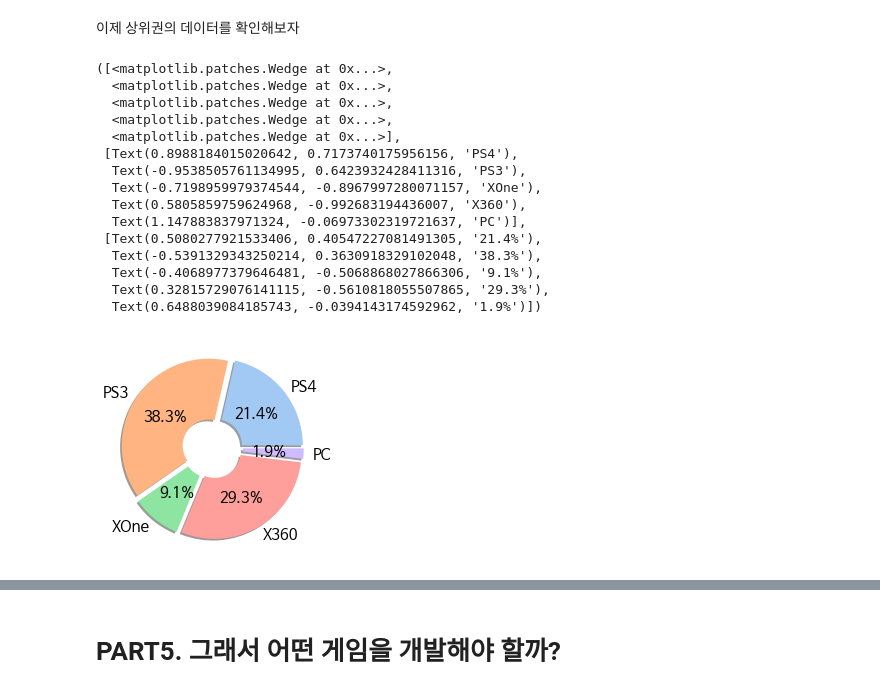
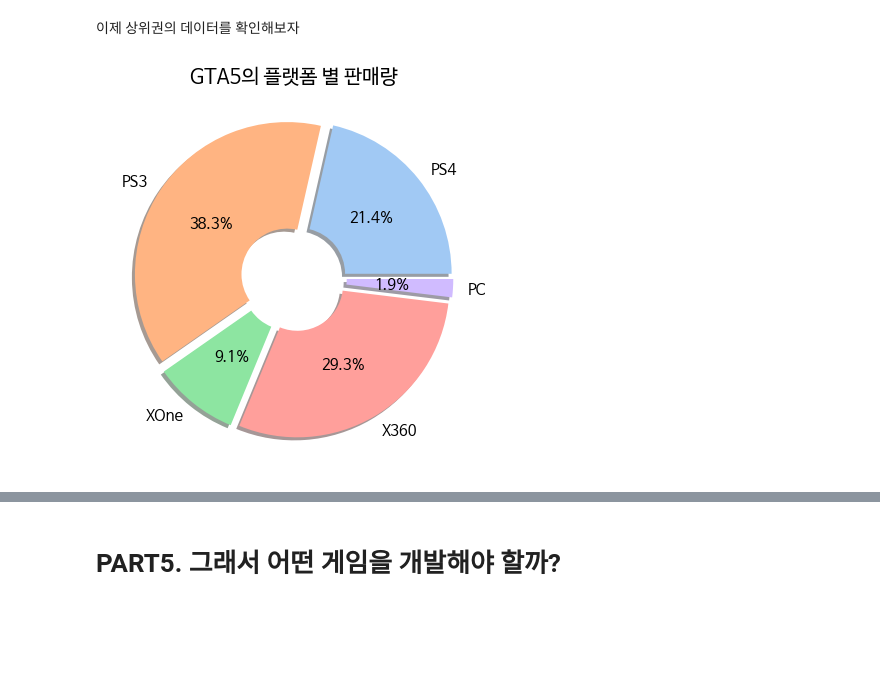
Before and after one commit to okok7272/CodeStatesProject, a Jupyter notebook: Section1/Project1_game_trends.ipynb, the cells around one changed output, grey strips where cells are left out. Drawn from its saved outputs; the diff is of its cells as text; code cells hidden in the pictures; blank space fills up the shorter version.

```diff
--- a/Section1/Project1_game_trends.ipynb
+++ b/Section1/Project1_game_trends.ipynb
@@ -1111,24 +1113,14 @@ Name: NA_Sales, dtype: float64
 # %%
 gta_cond = (game_all.Name =='Grand Theft Auto V')
 gta_data = game_all[gta_cond]
 gta_data
 explode=[0.05, 0.05, 0.05, 0.05, 0.05]
+plt.figure(figsize=(7,7))
+plt.rc('font', family='NanumBarunGothic')
+plt.title("GTA5의 플랫폼 별 판매량",fontsize=20)
+
 wedgeprops={'width': 0.7, 'edgecolor': 'w', 'linewidth': 0}
 plt.pie(gta_data.All_Sales, labels=gta_data.Platform,explode=explode,autopct='%.1f%%',shadow=True,wedgeprops=wedgeprops,textprops={'size':15})
+plt.show()
 # %% [output]
-([<matplotlib.patches.Wedge at 0x...>,
-  <matplotlib.patches.Wedge at 0x...>,
-  <matplotlib.patches.Wedge at 0x...>,
-  <matplotlib.patches.Wedge at 0x...>,
-  <matplotlib.patches.Wedge at 0x...>],
- [Text(0.8988184015020642, 0.7173740175956156, 'PS4'),
-  Text(-0.9538505761134995, 0.6423932428411316, 'PS3'),
-  Text(-0.7198959979374544, -0.8967997280071157, 'XOne'),
-  Text(0.5805859759624968, -0.992683194436007, 'X360'),
-  Text(1.147883837971324, -0.06973302319721637, 'PC')],
- [Text(0.5080277921533406, 0.40547227081491305, '21.4%'),
-  Text(-0.5391329343250214, 0.3630918329102048, '38.3%'),
-  Text(-0.4068977379646481, -0.5068868027866306, '9.1%'),
-  Text(0.32815729076141115, -0.5610818055507865, '29.3%'),
-  Text(0.6488039084185743, -0.0394143174592962, '1.9%')])
-[figure, old version]
+[figure, new version]
```
Also changed, not shown: parts of 9 cells of this notebook.
